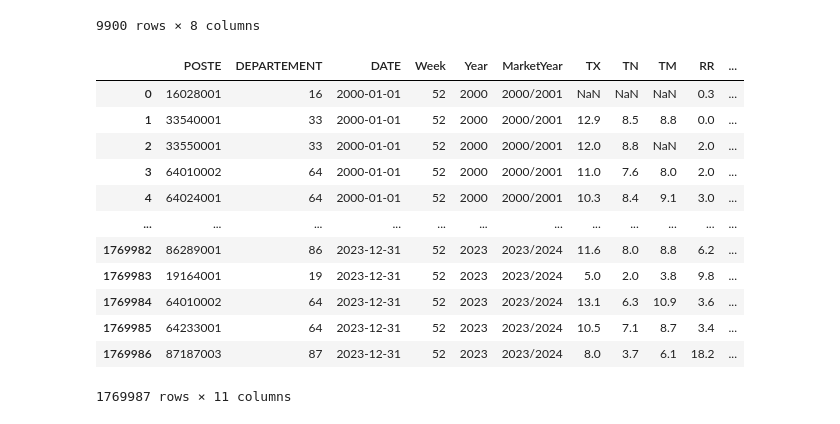
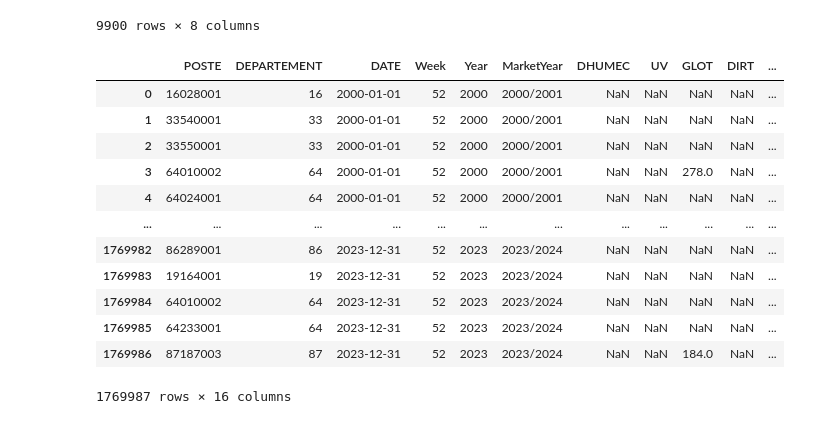
Before and after one commit to aleexv6/Meteo, a Jupyter notebook: AgriModel/Meteo_vs_Yield_Regression.ipynb, the cells around one changed output. Cells and saved outputs as stored; diff of their text form; code cells hidden in the pictures.

```diff
--- a/AgriModel/Meteo_vs_Yield_Regression.ipynb
+++ b/AgriModel/Meteo_vs_Yield_Regression.ipynb
@@ -69,25 +69,30 @@ dfMeteo = pd.read_csv('C:/Users/alexl/Dropbox/Alex/aleexv6Corporation/Trading/Me
 # %%
 dfMeteo['TX'] = dfMeteo['TX'].replace(',', '.', regex=True).astype(float)
 dfMeteo['TN'] = dfMeteo['TN'].replace(',', '.', regex=True).astype(float)
 dfMeteo['TM'] = dfMeteo['TM'].replace(',', '.', regex=True).astype(float)
 dfMeteo['RR'] = dfMeteo['RR'].replace(',', '.', regex=True).astype(float)
 dfMeteo['DG'] = dfMeteo['DG'].replace(',', '.', regex=True).astype(float)
+dfMeteo['INST'] = dfMeteo['INST'].replace(',', '.', regex=True).astype(float)
+dfMeteo['DIRT'] = dfMeteo['DIRT'].replace(',', '.', regex=True).astype(float)
+dfMeteo['GLOT'] = dfMeteo['GLOT'].replace(',', '.', regex=True).astype(float)
+dfMeteo['UV'] = dfMeteo['UV'].replace(',', '.', regex=True).astype(float)
+dfMeteo['DHUMEC'] = dfMeteo['DHUMEC'].replace(',', '.', regex=True).astype(float)
 dfMeteo['Year'] = dfMeteo['DATE'].dt.year
 dfMeteo['Week'] = dfMeteo['DATE'].dt.isocalendar().week
 dfMeteo['MarketYear'] = dfMeteo.apply(get_market_year_ble, axis=1)
-dfMeteo = dfMeteo[['POSTE', 'DEPARTEMENT', 'DATE', 'Week', 'Year', 'MarketYear', 'TX', 'TN', 'TM', 'RR', 'DG']]
+dfMeteo = dfMeteo[['POSTE', 'DEPARTEMENT', 'DATE', 'Week', 'Year', 'MarketYear', 'DHUMEC', 'UV', 'GLOT', 'DIRT', 'INST', 'TX', 'TN', 'TM', 'RR', 'DG']]
 dfMeteo
 # %% [output]
-|  | POSTE | DEPARTEMENT | DATE | Week | Year | MarketYear | TX | TN | TM | RR | ... |
-| 0 | 16028001 | 16 | 2000-01-01 | 52 | 2000 | 2000/2001 | NaN | NaN | NaN | 0.3 | ... |
-| 1 | 33540001 | 33 | 2000-01-01 | 52 | 2000 | 2000/2001 | 12.9 | 8.5 | 8.8 | 0.0 | ... |
-| 2 | 33550001 | 33 | 2000-01-01 | 52 | 2000 | 2000/2001 | 12.0 | 8.8 | NaN | 2.0 | ... |
-| 3 | 64010002 | 64 | 2000-01-01 | 52 | 2000 | 2000/2001 | 11.0 | 7.6 | 8.0 | 2.0 | ... |
-| 4 | 64024001 | 64 | 2000-01-01 | 52 | 2000 | 2000/2001 | 10.3 | 8.4 | 9.1 | 3.0 | ... |
+|  | POSTE | DEPARTEMENT | DATE | Week | Year | MarketYear | DHUMEC | UV | GLOT | DIRT | ... |
+| 0 | 16028001 | 16 | 2000-01-01 | 52 | 2000 | 2000/2001 | NaN | NaN | NaN | NaN | ... |
+| 1 | 33540001 | 33 | 2000-01-01 | 52 | 2000 | 2000/2001 | NaN | NaN | NaN | NaN | ... |
+| 2 | 33550001 | 33 | 2000-01-01 | 52 | 2000 | 2000/2001 | NaN | NaN | NaN | NaN | ... |
+| 3 | 64010002 | 64 | 2000-01-01 | 52 | 2000 | 2000/2001 | NaN | NaN | 278.0 | NaN | ... |
+| 4 | 64024001 | 64 | 2000-01-01 | 52 | 2000 | 2000/2001 | NaN | NaN | NaN | NaN | ... |
 | ... | ... | ... | ... | ... | ... | ... | ... | ... | ... | ... | ... |
-| 1769982 | 86289001 | 86 | 2023-12-31 | 52 | 2023 | 2023/2024 | 11.6 | 8.0 | 8.8 | 6.2 | ... |
-| 1769983 | 19164001 | 19 | 2023-12-31 | 52 | 2023 | 2023/2024 | 5.0 | 2.0 | 3.8 | 9.8 | ... |
-| 1769984 | 64010002 | 64 | 2023-12-31 | 52 | 2023 | 2023/2024 | 13.1 | 6.3 | 10.9 | 3.6 | ... |
-| 1769985 | 64233001 | 64 | 2023-12-31 | 52 | 2023 | 2023/2024 | 10.5 | 7.1 | 8.7 | 3.4 | ... |
-| 1769986 | 87187003 | 87 | 2023-12-31 | 52 | 2023 | 2023/2024 | 8.0 | 3.7 | 6.1 | 18.2 | ... |
+| 1769982 | 86289001 | 86 | 2023-12-31 | 52 | 2023 | 2023/2024 | NaN | NaN | NaN | NaN | ... |
+| 1769983 | 19164001 | 19 | 2023-12-31 | 52 | 2023 | 2023/2024 | NaN | NaN | NaN | NaN | ... |
+| 1769984 | 64010002 | 64 | 2023-12-31 | 52 | 2023 | 2023/2024 | NaN | NaN | NaN | NaN | ... |
+| 1769985 | 64233001 | 64 | 2023-12-31 | 52 | 2023 | 2023/2024 | NaN | NaN | NaN | NaN | ... |
+| 1769986 | 87187003 | 87 | 2023-12-31 | 52 | 2023 | 2023/2024 | NaN | NaN | 184.0 | NaN | ... |
-1769987 rows × 11 columns
+1769987 rows × 16 columns
```
Also changed, not shown: parts of 10 cells of this notebook, 4 other files.
